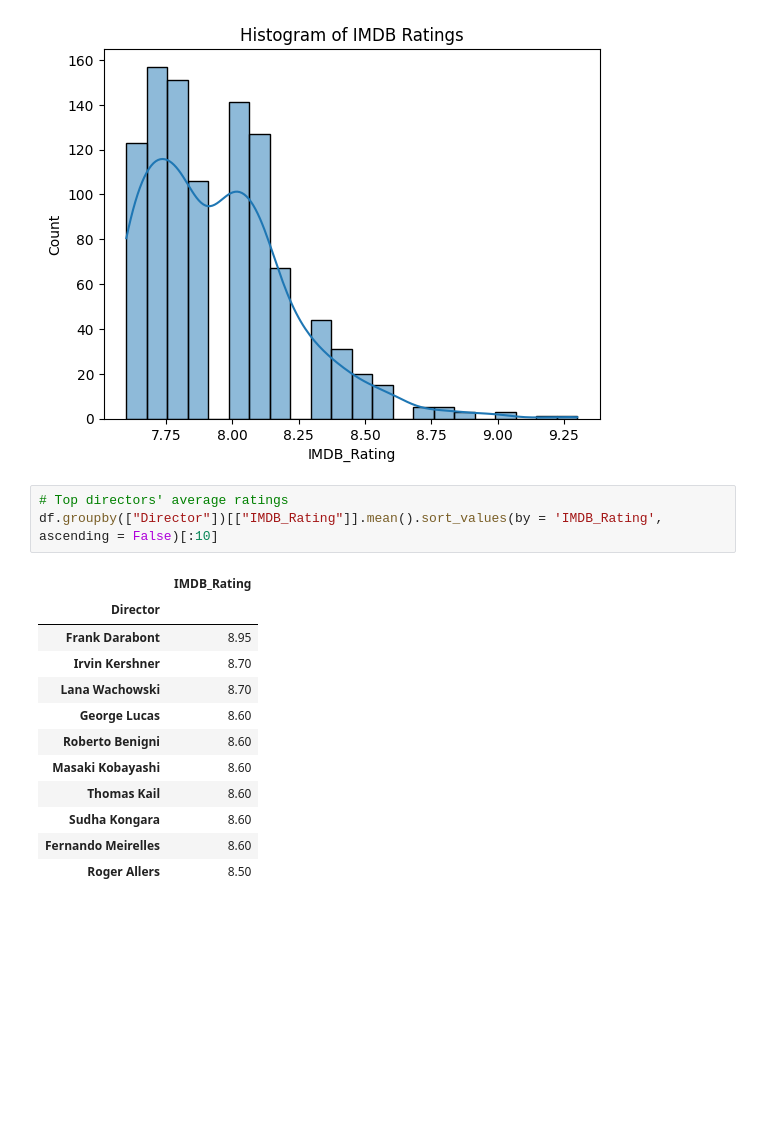
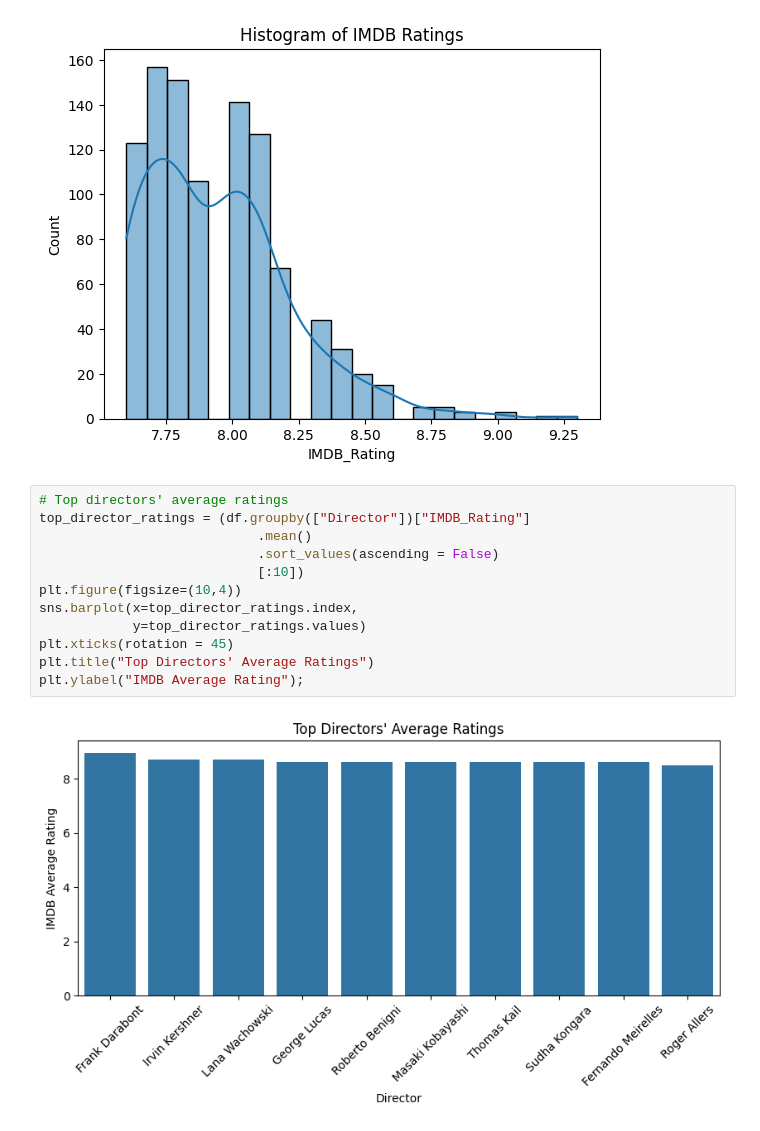
Before and after one commit to gmc314/Statistics-Explanations, a Jupyter notebook: lights-camera-statistics.ipynb, the cells around one changed output. Saved outputs shown, nothing was run; the diff lists cells and outputs as text; blank space fills up the shorter version.

Commit message:
imdb ratings by director and decade

```diff
--- a/lights-camera-statistics.ipynb
+++ b/lights-camera-statistics.ipynb
@@ -169,17 +166,15 @@ plt.title("Histogram of IMDB Ratings");
 [figure]
 # %%
 # Top directors' average ratings
-df.groupby(["Director"])[["IMDB_Rating"]].mean().sort_values(by = 'IMDB_Rating', ascending = False)[:10]
+top_director_ratings = (df.groupby(["Director"])["IMDB_Rating"]
+                            .mean()
+                            .sort_values(ascending = False)
+                            [:10])
+plt.figure(figsize=(10,4))
+sns.barplot(x=top_director_ratings.index,
+            y=top_director_ratings.values)
+plt.xticks(rotation = 45)
+plt.title("Top Directors' Average Ratings")
+plt.ylabel("IMDB Average Rating");
 # %% [output]
-|  | IMDB_Rating |
-| Director |  |
-| Frank Darabont | 8.95 |
-| Irvin Kershner | 8.70 |
-| Lana Wachowski | 8.70 |
-| George Lucas | 8.60 |
-| Roberto Benigni | 8.60 |
-| Masaki Kobayashi | 8.60 |
-| Thomas Kail | 8.60 |
-| Sudha Kongara | 8.60 |
-| Fernando Meirelles | 8.60 |
-| Roger Allers | 8.50 |
+[figure, added]
```
Also changed, not shown: parts of 2 cells of this notebook.
